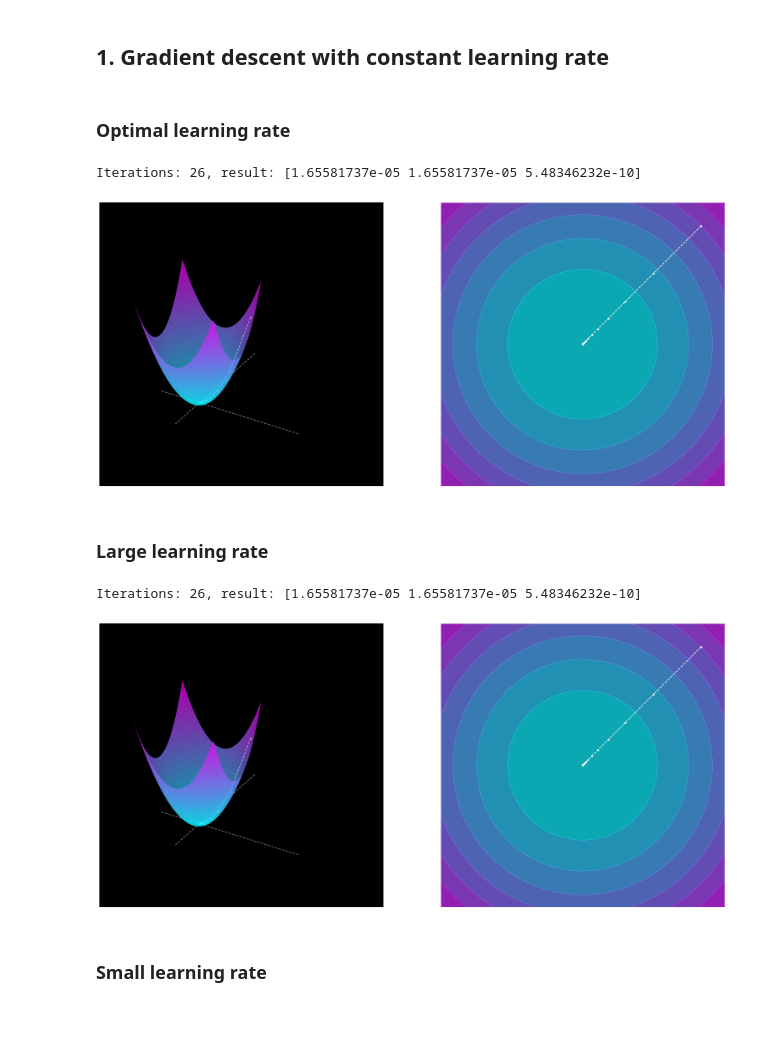
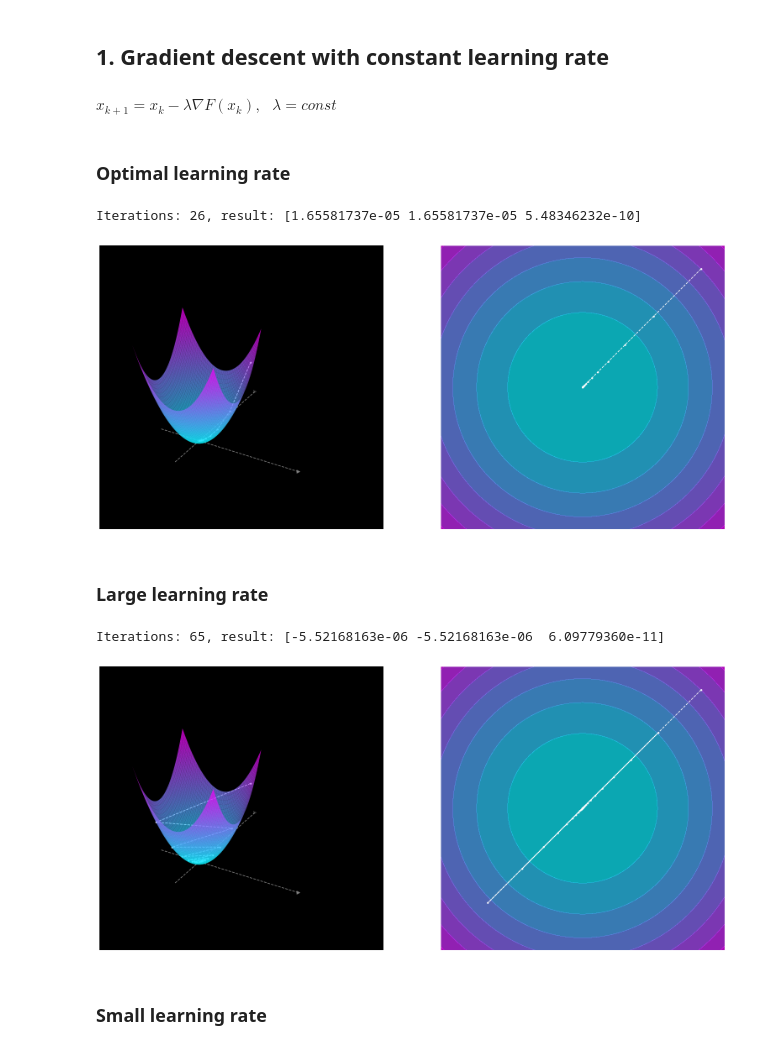
Before and after one commit to fadyat/ITMO-PROBLEMS, a Jupyter notebook: Applied-mathematics/IV semester/Solutions/lab2/solution.ipynb, the cells around one changed output. Saved outputs shown, nothing was run; the diff lists cells and outputs as text; code cells hidden in the pictures; blank space fills up the shorter version.

```diff
--- a/Applied-mathematics/IV semester/Solutions/lab2/solution.ipynb
+++ b/Applied-mathematics/IV semester/Solutions/lab2/solution.ipynb
@@ -91,16 +93,18 @@ def painter_decorator3d(func):
     return draw
 # %% [markdown]
 ## 1. Gradient descent with constant learning rate
+# %% [markdown]
+$x_{k+1} = x_k - \lambda \nabla F(x_k), \ \ \ \lambda = const$
 # %%
 @painter_decorator3d
 def gradient_descent_const(f, x0, learning_rate, tolerance=1e-5, n_iter=100):
     xk = np.array([x0], dtype=float)
     for _ in range(n_iter):
-        step = -learning_rate * gradient(f, xk[-1])
+        step = learning_rate * gradient(f, xk[-1])
         if np.all(np.abs(step) < tolerance):
             break
 
-        xk1 = xk[-1] + step
+        xk1 = xk[-1] - step
         xk = np.append(xk, np.array([xk1]), axis=0)
 
     return xk
@@ -110,14 +114,14 @@ def gradient_descent_const(f, x0, learning_rate, tolerance=1e-5, n_iter=100):
 gradient_descent_const(f1, np.array([10, 10], dtype=float), 0.2)
 # %% [output]
 Iterations: 26, result: [1.65581737e-05 1.65581737e-05 5.48346232e-10]
-[figure, old version]
+[figure, new version]
 # %% [markdown]
 ### Large learning rate
 # %%
-gradient_descent_const(f1, np.array([10, 10], dtype=float), 0.2)
+gradient_descent_const(f1, np.array([10, 10], dtype=float), 0.9)
 # %% [output]
-Iterations: 26, result: [1.65581737e-05 1.65581737e-05 5.48346232e-10]
+Iterations: 65, result: [-5.52168163e-06 -5.52168163e-06  6.09779360e-11]
-[figure, old version]
+[figure, new version]
 # %% [markdown]
 ### Small learning rate
 # %%
```
Also changed, not shown: parts of 9 cells of this notebook.
